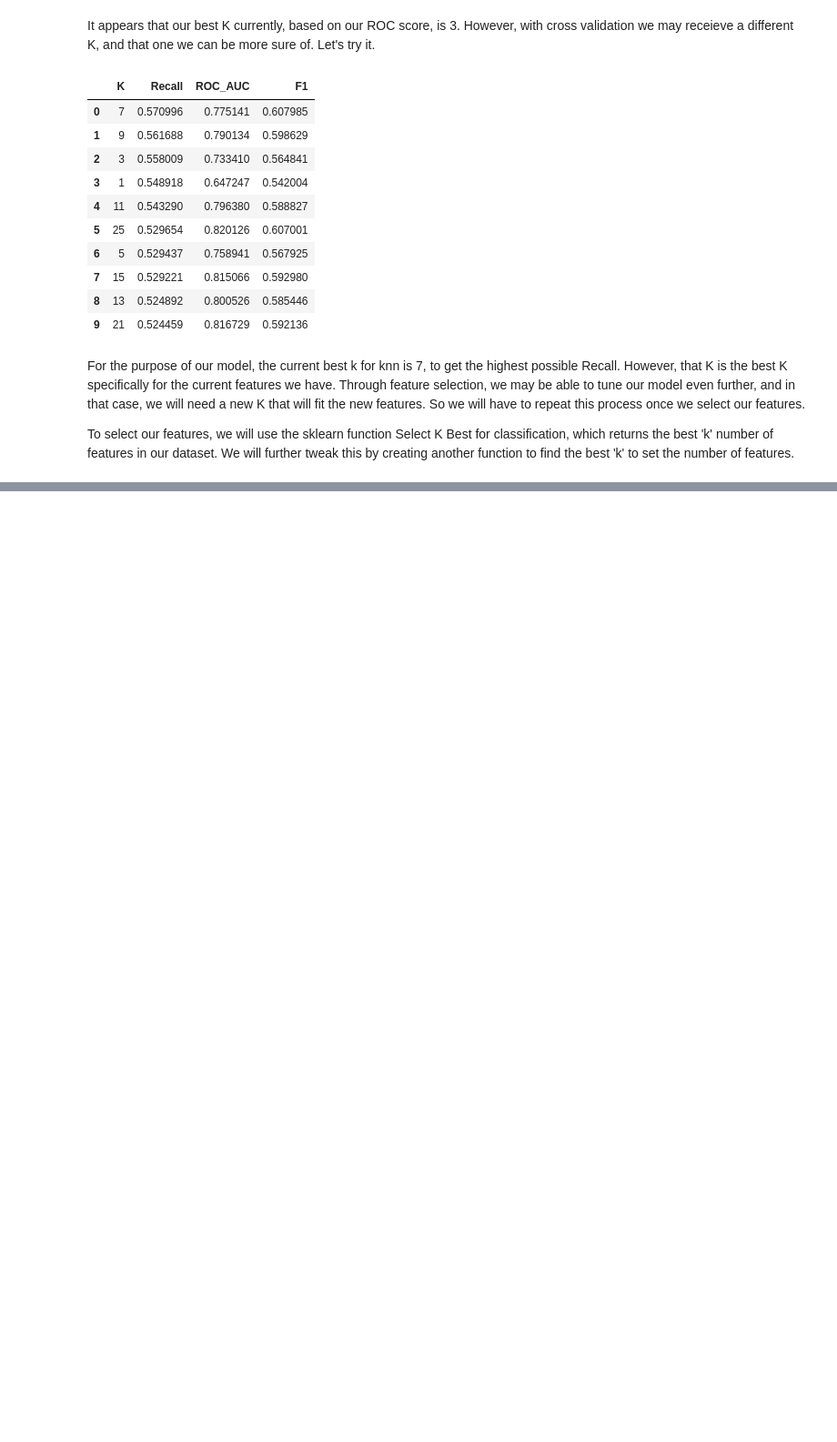
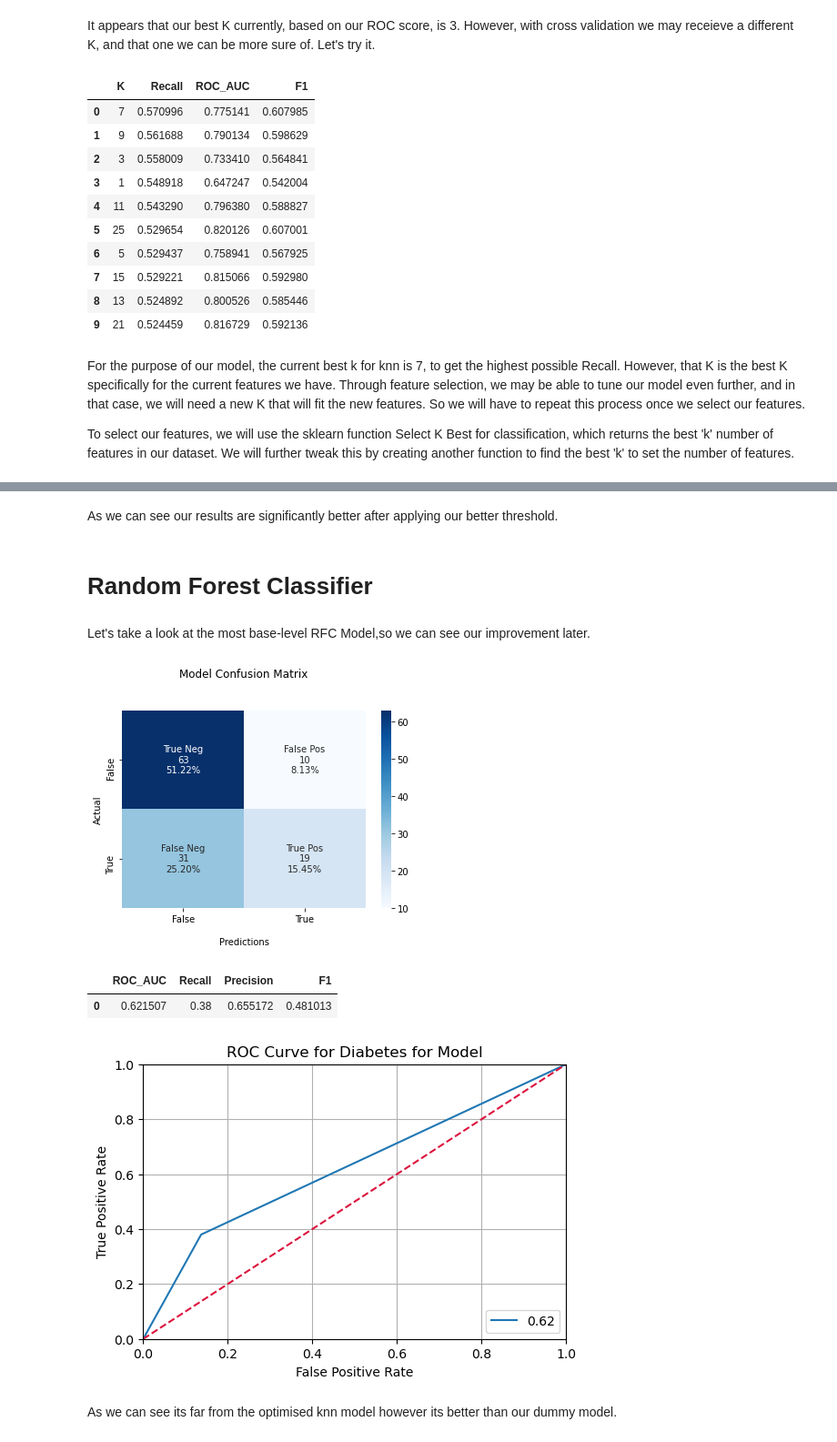
Before and after one commit to Aviost111/Diabetes_Predictions, a Jupyter notebook: DIABETES CLASSIFICATION PROJECT.ipynb, the cells around one changed output, grey strips where cells are left out. Shown at 91% size. Saved outputs shown, nothing was run; the diff lists cells and outputs as text; code cells hidden in the pictures; blank space fills up the shorter version.

```diff
--- a/DIABETES CLASSIFICATION PROJECT.ipynb
+++ b/DIABETES CLASSIFICATION PROJECT.ipynb
@@ -672,0 +861,47 @@ def find_best(arr,r):
+# %% [markdown]
+As we can see our results are significantly better after applying our better threshold.
+# %% [markdown]
+# Random Forest Classifier
+# %% [markdown]
+Let's take a look at the most base-level RFC Model,so we can see our improvement later.
+# %%
+# the most basic model
+
+random_forest = RandomForestClassifier()
+
+
+random_forest.fit(X_train2,y_train2)
+
+recall_rf1=[]
+precision_rf1=[]
+roc_rf1=[]
+f1_rf1=[]
+
+
+y_pred_rf1 = random_forest.predict(X_test2)
+
+recall_rf1.append(recall_score(y_test2, y_pred_rf1))
+
+precision_rf1.append(precision_score(y_test2, y_pred_rf1))
+
+roc_rf1.append(sklearn.metrics.roc_auc_score(y_test2,y_pred_rf1))
+
+f1_rf1.append(fbeta_score(y_test2, y_pred_rf1, beta=1))
+
+
+
+d_rf1= {'ROC_AUC': roc_rf1, 'Recall': recall_rf1,'Precision':precision_rf1,'F1':f1_rf1}
+
+dfd_rf1 = pd.DataFrame(data=d_rf1)
+
+confusion_matrix_show(confusion_matrix(y_test2, y_pred_rf1))
+roc_show(y_test2,y_pred_rf1)
+
+dfd_rf1
+# %% [output]
+[figure, added]
+|  | ROC_AUC | Recall | Precision | F1 |
+| 0 | 0.621507 | 0.38 | 0.655172 | 0.481013 |
+[figure, added]
+# %% [markdown]
+As we can see its far from the optimised knn model however its better than our dummy model.
```
Also changed, not shown: parts of 44 cells of this notebook, 1 other file.
